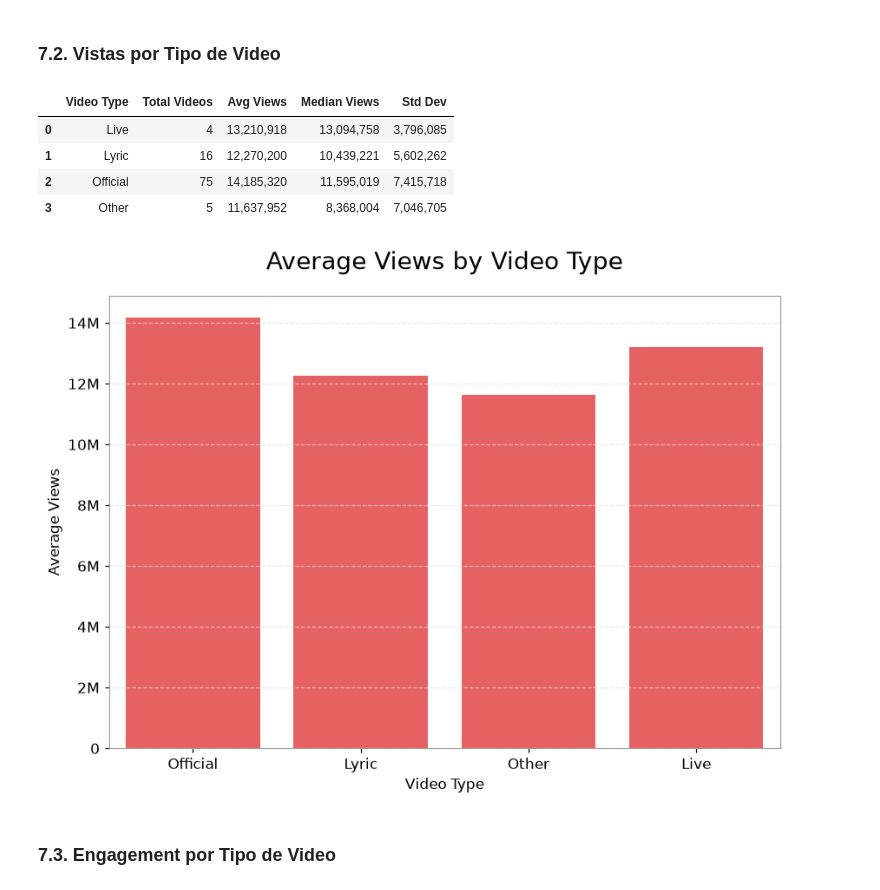
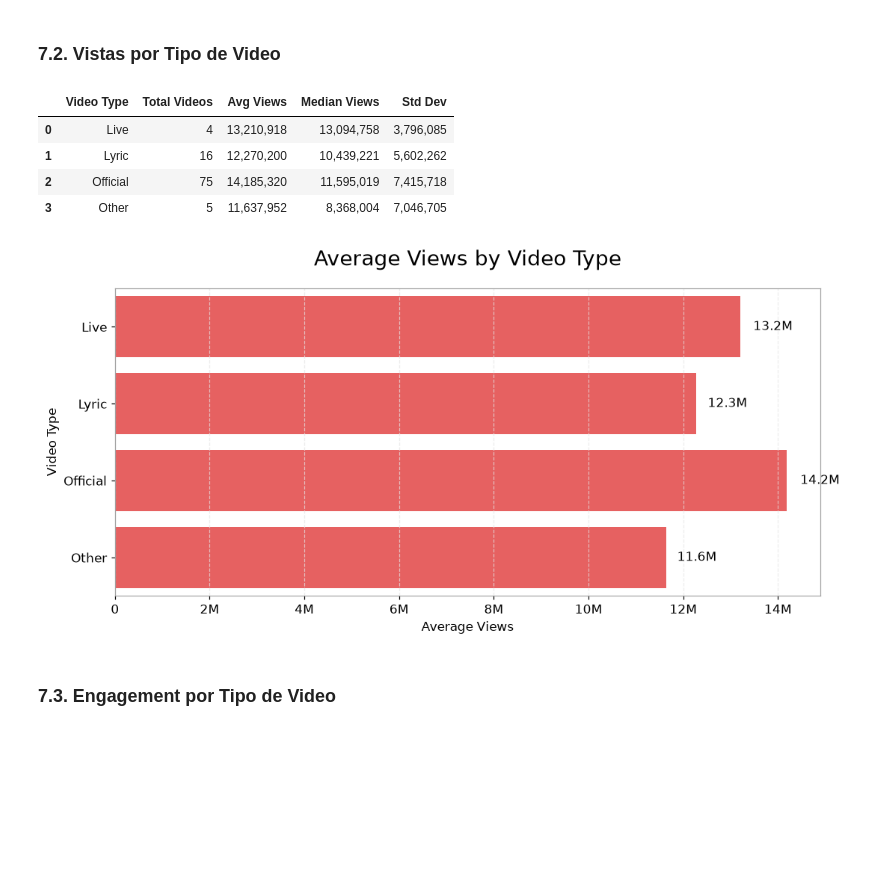
Before and after one commit to adroguetth/youtube-music-charts-intelligence, a Jupyter notebook: notebook_es/weekly/youtube_charts_2026-W46.ipynb, the cells around one changed output. Drawn from its saved outputs; the diff is of its cells as text; code cells hidden in the pictures; blank space fills up the shorter version.

```diff
--- a/notebook_es/weekly/youtube_charts_2026-W46.ipynb
+++ b/notebook_es/weekly/youtube_charts_2026-W46.ipynb
@@ -496,34 +496,46 @@ display(v_stats_df)
 # %%
 df_video = df.copy()
 conditions = [df_video['is_official_video'] == 1, df_video['is_lyric_video'] == 1, df_video['is_live_performance'] == 1]
 choices = ['Official', 'Lyric', 'Live']
 df_video['video_type'] = np.select(conditions, choices, default='Other')
 views_stats = df_video.groupby('video_type').agg(total_videos=('views', 'count'), avg_views=('views', 'mean'), median_views=('views', 'median'), std_views=('views', 'std')).round(2).reset_index()
 table_views = views_stats.copy()
 table_views['total_videos'] = table_views['total_videos'].astype(int)
 table_views['avg_views'] = table_views['avg_views'].apply(lambda x: f'{x:,.0f}')
 table_views['median_views'] = table_views['median_views'].apply(lambda x: f'{x:,.0f}')
 table_views['std_views'] = table_views['std_views'].apply(lambda x: f'{x:,.0f}')
 table_views.columns = ['Video Type', 'Total Videos', 'Avg Views', 'Median Views', 'Std Dev']
 display(table_views)
-fig, ax = plt.subplots(figsize=(8, 6))
+
+fig, ax = plt.subplots(figsize=(10, 5))
 fig.patch.set_facecolor(YT_BG); ax.set_facecolor(YT_BG)
-sns.barplot(data=df_video, x='video_type', y='views', ax=ax, color=YT_RED, errorbar=None)
+
+sns.barplot(data=views_stats, y='video_type', x='avg_views', ax=ax, color=YT_RED, errorbar=None)
+
 ax.set_title('Average Views by Video Type', fontsize=18, color=YT_TEXT, loc='center', pad=20)
-ax.set_ylabel('Average Views', fontsize=11, color=YT_TEXT)
-ax.set_xlabel('Video Type', fontsize=11, color=YT_TEXT)
-for spine in ax.spines.values(): spine.set_color(BORDER_COLOR); spine.set_linewidth(0.8)
+ax.set_xlabel('Average Views', fontsize=11, color=YT_TEXT)
+ax.set_ylabel('Video Type', fontsize=11, color=YT_TEXT)
+
+for spine in ax.spines.values():
+    spine.set_color(BORDER_COLOR)
+    spine.set_linewidth(0.8)
 ax.tick_params(colors=YT_TEXT, labelsize=11)
-ax.yaxis.grid(True, color=YT_GRID, linestyle='--', alpha=0.7)
-ax.yaxis.set_major_formatter(FuncFormatter(format_axis_millions))
+ax.xaxis.grid(True, color=YT_GRID, linestyle='--', alpha=0.7)
+ax.xaxis.set_major_formatter(FuncFormatter(format_axis_millions))
+
+for p in ax.patches:
+    width = p.get_width()
+    ax.text(width + (width*0.02), p.get_y() + p.get_height()/2,
+            f'{width/1_000_000:.1f}M', ha='left', va='center', fontsize=11, color=YT_TEXT)
+
 plt.tight_layout(); plt.show()
 # %% [output]
 |  | Video Type | Total Videos | Avg Views | Median Views | Std Dev |
 | 0 | Live | 4 | 13,210,918 | 13,094,758 | 3,796,085 |
 | 1 | Lyric | 16 | 12,270,200 | 10,439,221 | 5,602,262 |
 | 2 | Official | 75 | 14,185,320 | 11,595,019 | 7,415,718 |
 | 3 | Other | 5 | 11,637,952 | 8,368,004 | 7,046,705 |
-[figure, old version]
+[figure, new version]
 # %% [markdown]
 ### 7.3. Engagement por Tipo de Video
 # %%
```
Also changed, not shown: parts of 1 cell of this notebook, 1 other file.
